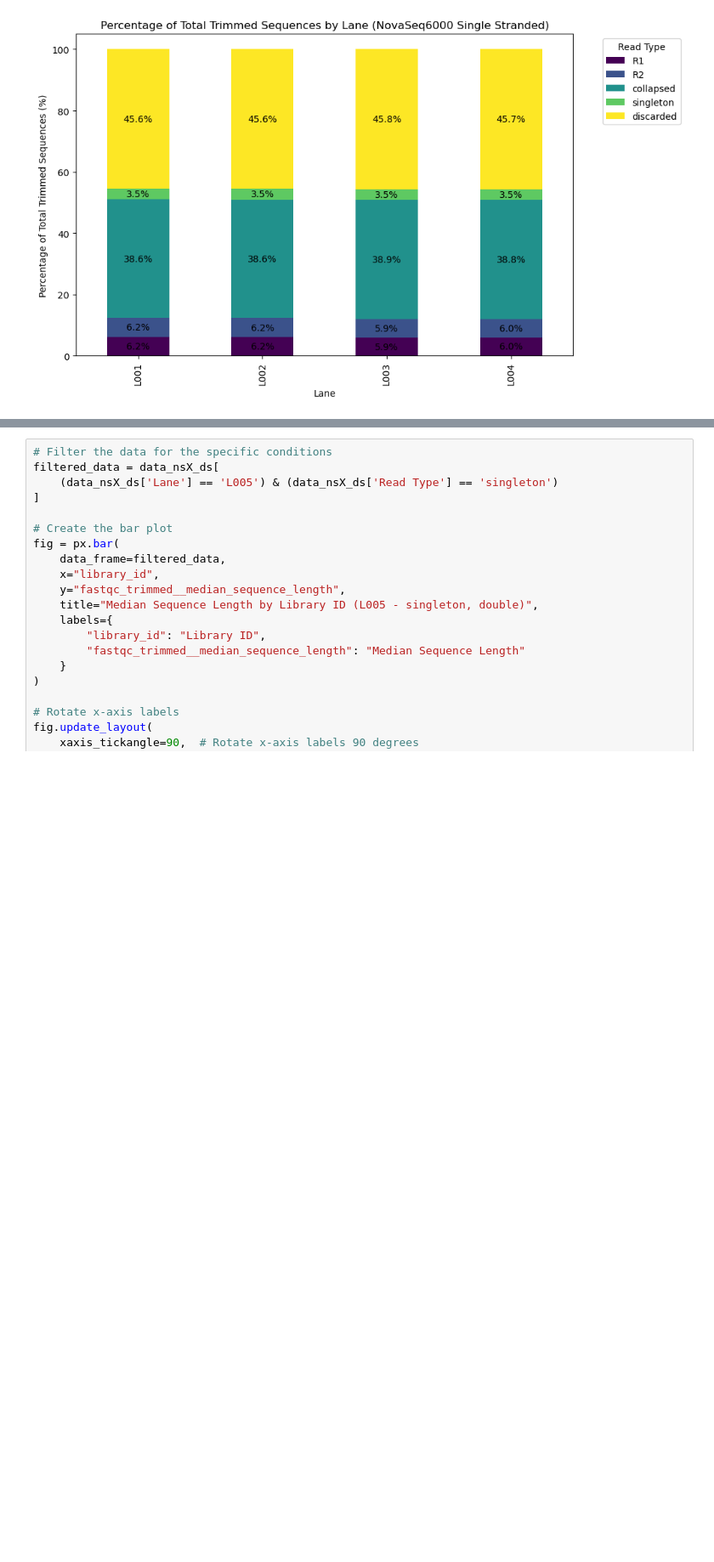
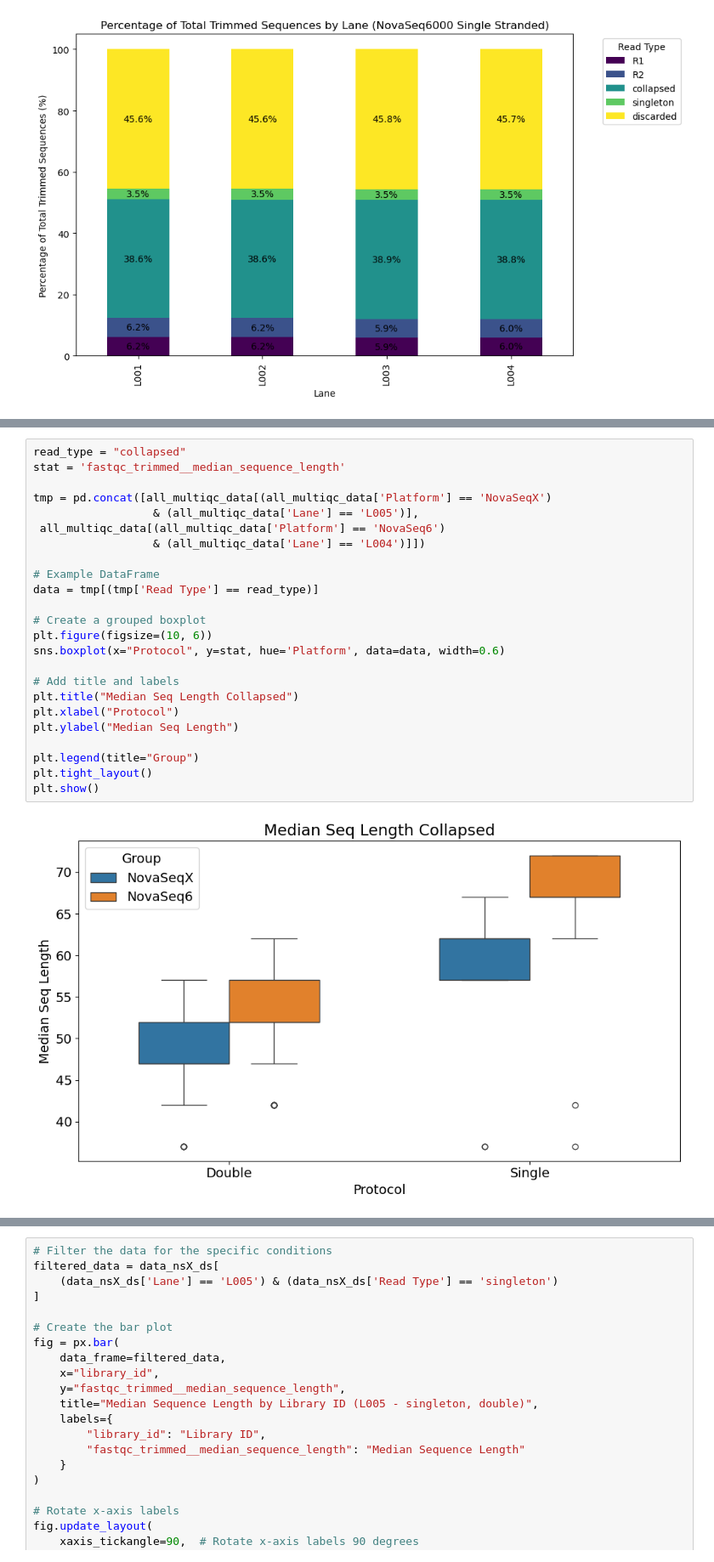
Before and after one commit to magnujo/gg-metadatabase-ui, a Jupyter notebook: illumina_data_analysis/multiqc_plots.ipynb, the cells around one changed output, grey strips where cells are left out. Shown at 85% size. Cells and saved outputs as stored; diff of their text form; blank space fills up the shorter version.

```diff
--- a/illumina_data_analysis/multiqc_plots.ipynb
+++ b/illumina_data_analysis/multiqc_plots.ipynb
@@ -1067 +406,27 @@ The 'labels' parameter of boxplot() has been renamed 'tick_labels' since Matplot
+# %%
+read_type = "collapsed"
+stat = 'fastqc_trimmed__median_sequence_length'
+
+tmp = pd.concat([all_multiqc_data[(all_multiqc_data['Platform'] == 'NovaSeqX')
+                  & (all_multiqc_data['Lane'] == 'L005')],
+ all_multiqc_data[(all_multiqc_data['Platform'] == 'NovaSeq6')
+                  & (all_multiqc_data['Lane'] == 'L004')]])
+
+# Example DataFrame
+data = tmp[(tmp['Read Type'] == read_type)]
+
+# Create a grouped boxplot
+plt.figure(figsize=(10, 6))
+sns.boxplot(x="Protocol", y=stat, hue='Platform', data=data, width=0.6)
+
+# Add title and labels
+plt.title("Median Seq Length Collapsed")
+plt.xlabel("Protocol")
+plt.ylabel("Median Seq Length")
+
+plt.legend(title="Group")
+plt.tight_layout()
+plt.show()
+# %% [output]
+[figure, added]
 # %% [markdown]
```
Also changed, not shown: parts of 75 cells of this notebook, 1 other file.
